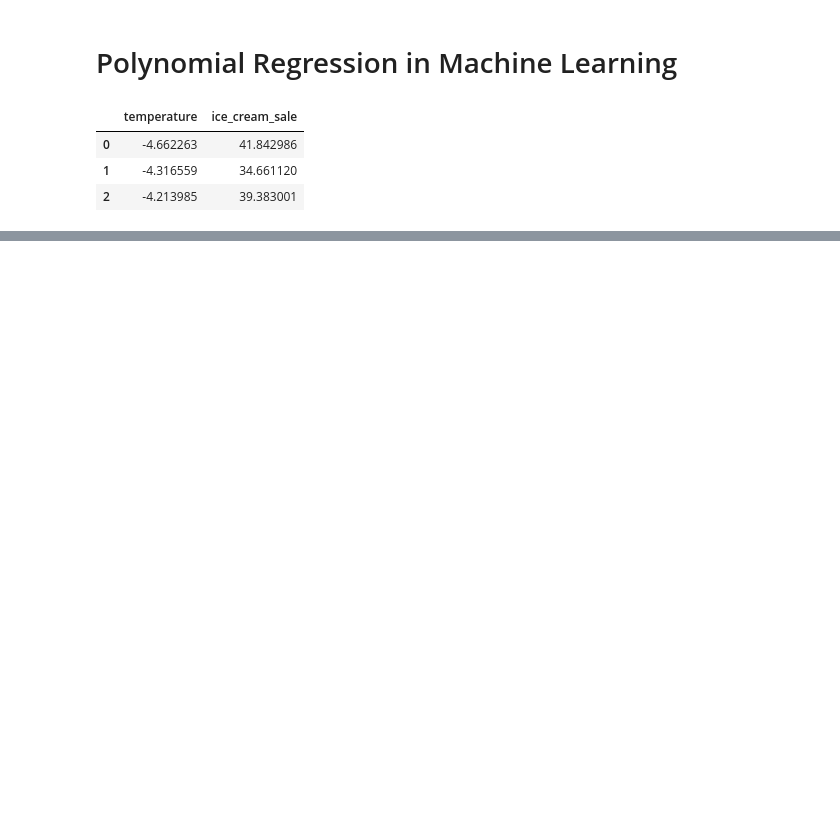
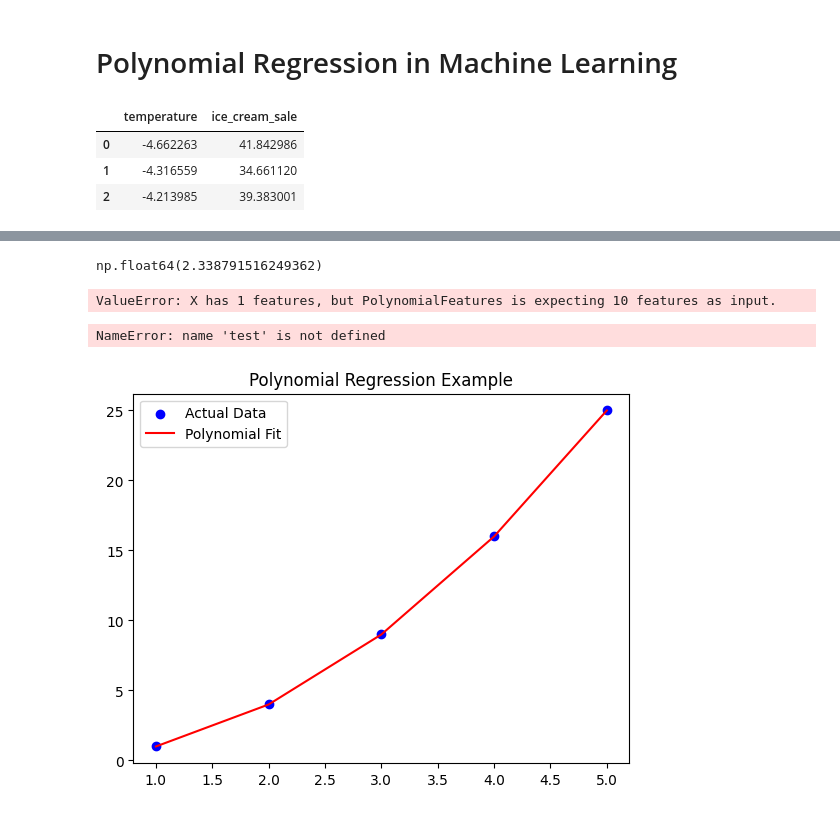
Before and after one commit to kumartusha/Machine_Learning_Fundamentals, a Jupyter notebook: 010_Supervised_machine_learning/001_Regression_Analysis/polynomial_regression.ipynb, the cells around one changed output, grey strips where cells are left out. Drawn from its saved outputs; the diff is of its cells as text; code cells hidden in the pictures; blank space fills up the shorter version.

```diff
--- a/010_Supervised_machine_learning/001_Regression_Analysis/polynomial_regression.ipynb
+++ b/010_Supervised_machine_learning/001_Regression_Analysis/polynomial_regression.ipynb
@@ -20,0 +93,43 @@ plt.show()
+# %%
+lr.intercept_
+# %% [output]
+np.float64(2.338791516249362)
+# %%
+test = pf.transform([[45]])
+test
+# %% [output]
+ValueError: X has 1 features, but PolynomialFeatures is expecting 10 features as input.
+# %%
+lr.predict(test)
+# %% [output]
+NameError: name 'test' is not defined
+# %%
+# Import necessary libraries
+import numpy as np
+import matplotlib.pyplot as plt
+from sklearn.linear_model import LinearRegression
+from sklearn.preprocessing import PolynomialFeatures
+
+# Sample dataset (non-linear)
+X = np.array([1, 2, 3, 4, 5]).reshape(-1, 1)  # Input feature
+y = np.array([1, 4, 9, 16, 25])  # Target (quadratic relationship)
+
+# Step 1: Transform the features to polynomial features (degree=2)
+poly = PolynomialFeatures(degree=2)
+X_poly = poly.fit_transform(X)
+
+# Step 2: Fit linear regression on the transformed features
+model = LinearRegression()
+model.fit(X_poly, y)
+
+# Step 3: Make predictions
+y_pred = model.predict(X_poly)
+
+# Visualization
+plt.scatter(X, y, color='blue', label='Actual Data')
+plt.plot(X, y_pred, color='red', label='Polynomial Fit')
+plt.legend()
+plt.title('Polynomial Regression Example')
+plt.show()
+# %% [output]
+[figure, added]
```
Also changed, not shown: parts of 15 cells of this notebook, 1 other file.
